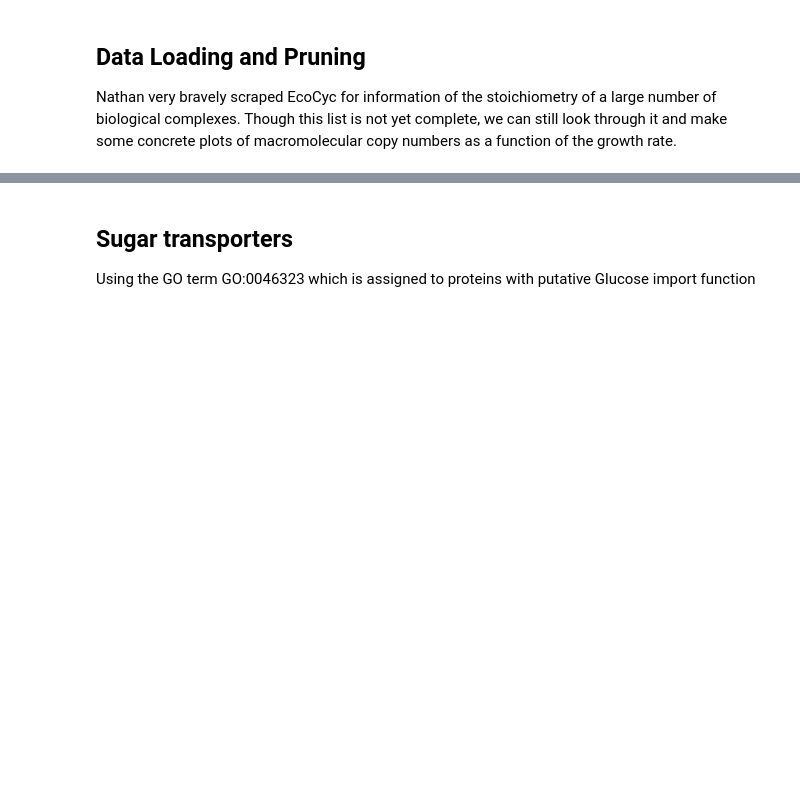
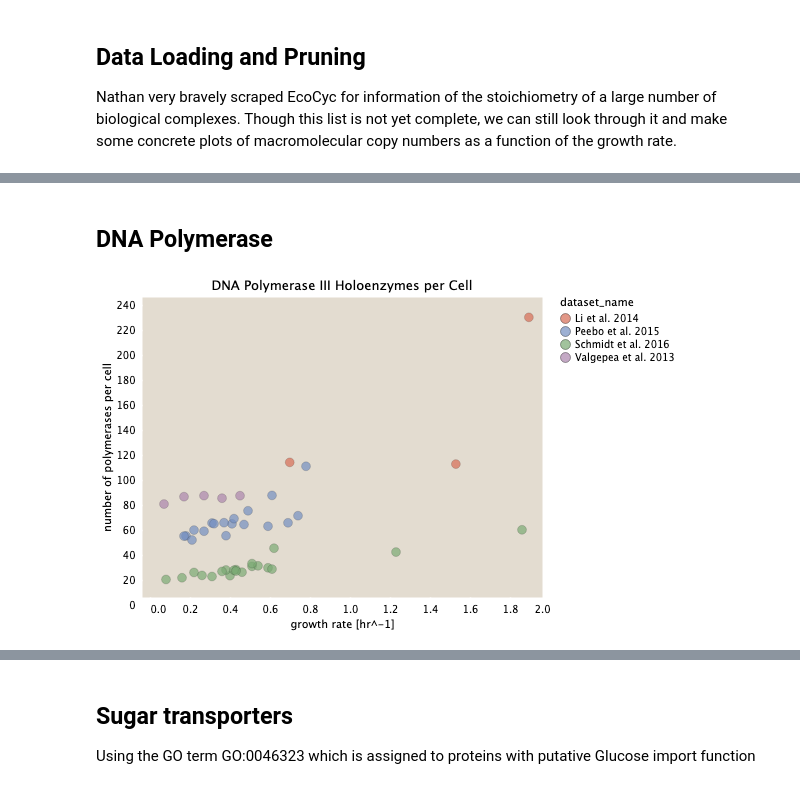
Before and after one commit to RPGroup-PBoC/growth_limits, a Jupyter notebook: code/exploratory/counting_molecular_complexes.ipynb, the cells around one changed output, grey strips where cells are left out. Saved outputs shown, nothing was run; the diff lists cells and outputs as text; code cells hidden in the pictures; blank space fills up the shorter version.

```diff
--- a/code/exploratory/counting_molecular_complexes.ipynb
+++ b/code/exploratory/counting_molecular_complexes.ipynb
@@ -63,0 +66,16 @@ pn.Column(selector, plot_cplx)
+# %% [markdown]
+## DNA Polymerase
+# %%
+complexes = ['CPLX0-3803']
+dna_pol = complex_count[complex_count['complex'].isin(complexes)]
+base = alt.Chart(dna_pol)
+individuals = base.mark_point(size=80).encode(
+            x=alt.X('growth_rate_hr:Q', axis={'title':'growth rate [hr^-1]'}),
+            y=alt.Y('n_units:Q', axis={'title':'number of polymerases per cell'}),
+            fill='dataset_name:N',
+            strokeWidth=alt.value(0.2)
+).interactive().properties(title='DNA Polymerase III Holoenzymes per Cell')
+individuals.save('../../figures/dna_pol.html')
+individuals
+# %% [output]
+[figure, added]
```
Also changed, not shown: parts of 22 cells of this notebook, 14 other files.
